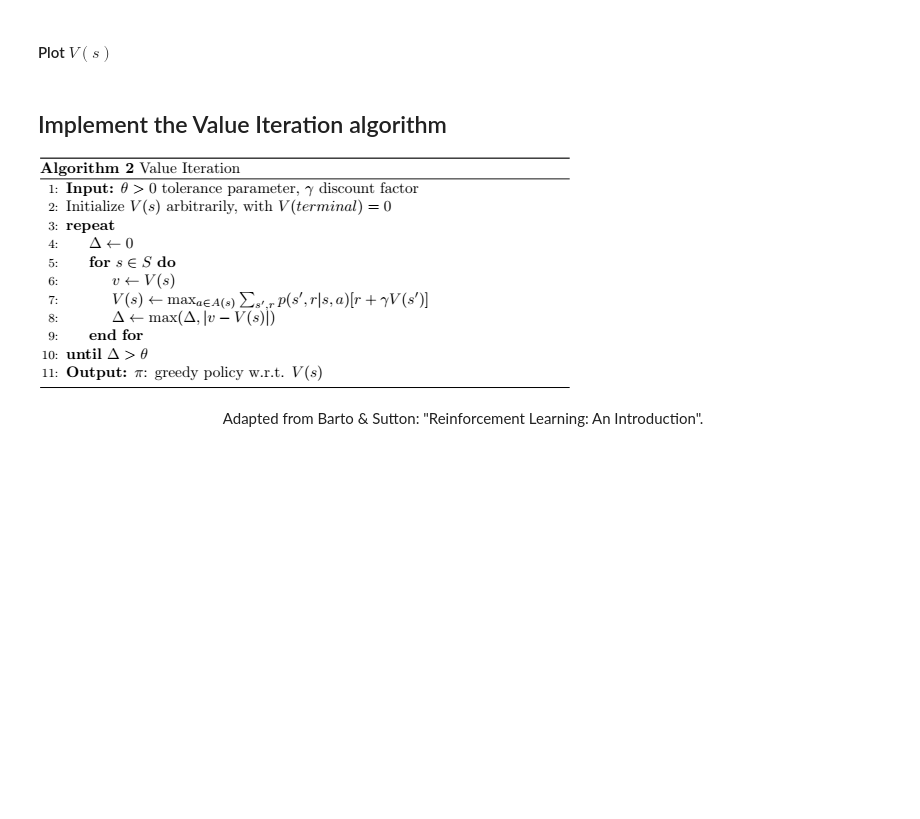
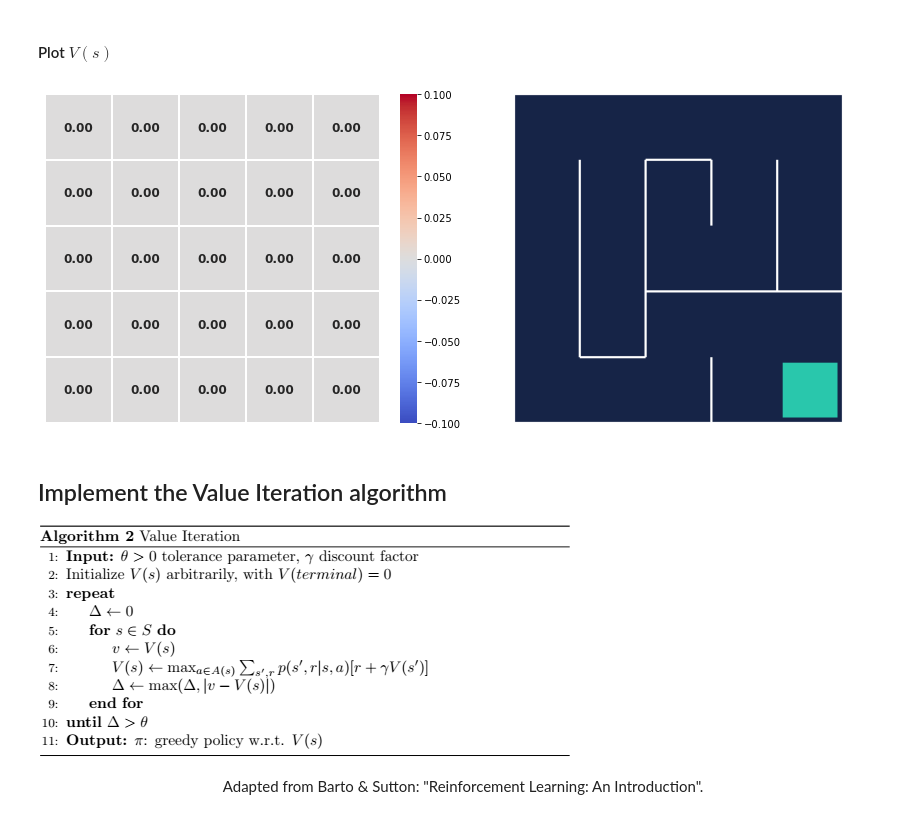
Before and after one commit to ncostamagna/Artificial-Intelligence, a Jupyter notebook: 2022-03-Reinforcement-learning/beginner_master_rl/Section_3_value_iteration.ipynb, the cells around one changed output. Cells and saved outputs as stored; diff of their text form; code cells hidden in the pictures; blank space fills up the shorter version.

```diff
--- a/2022-03-Reinforcement-learning/beginner_master_rl/Section_3_value_iteration.ipynb
+++ b/2022-03-Reinforcement-learning/beginner_master_rl/Section_3_value_iteration.ipynb
@@ -77,8 +128,14 @@
 ## Define value table $V(s)$
 # %% [markdown]
 #### Create the $V(s)$ table
+# %%
+state_values = np.zeros(shape=(5,5))
 # %% [markdown]
 #### Plot $V(s)$
+# %%
+plot_values(state_values, frame)
+# %% [output]
+[figure, added]
 # %% [markdown]
 ## Implement the Value Iteration algorithm
 
```
Also changed, not shown: parts of 16 cells of this notebook, 4 other files.
